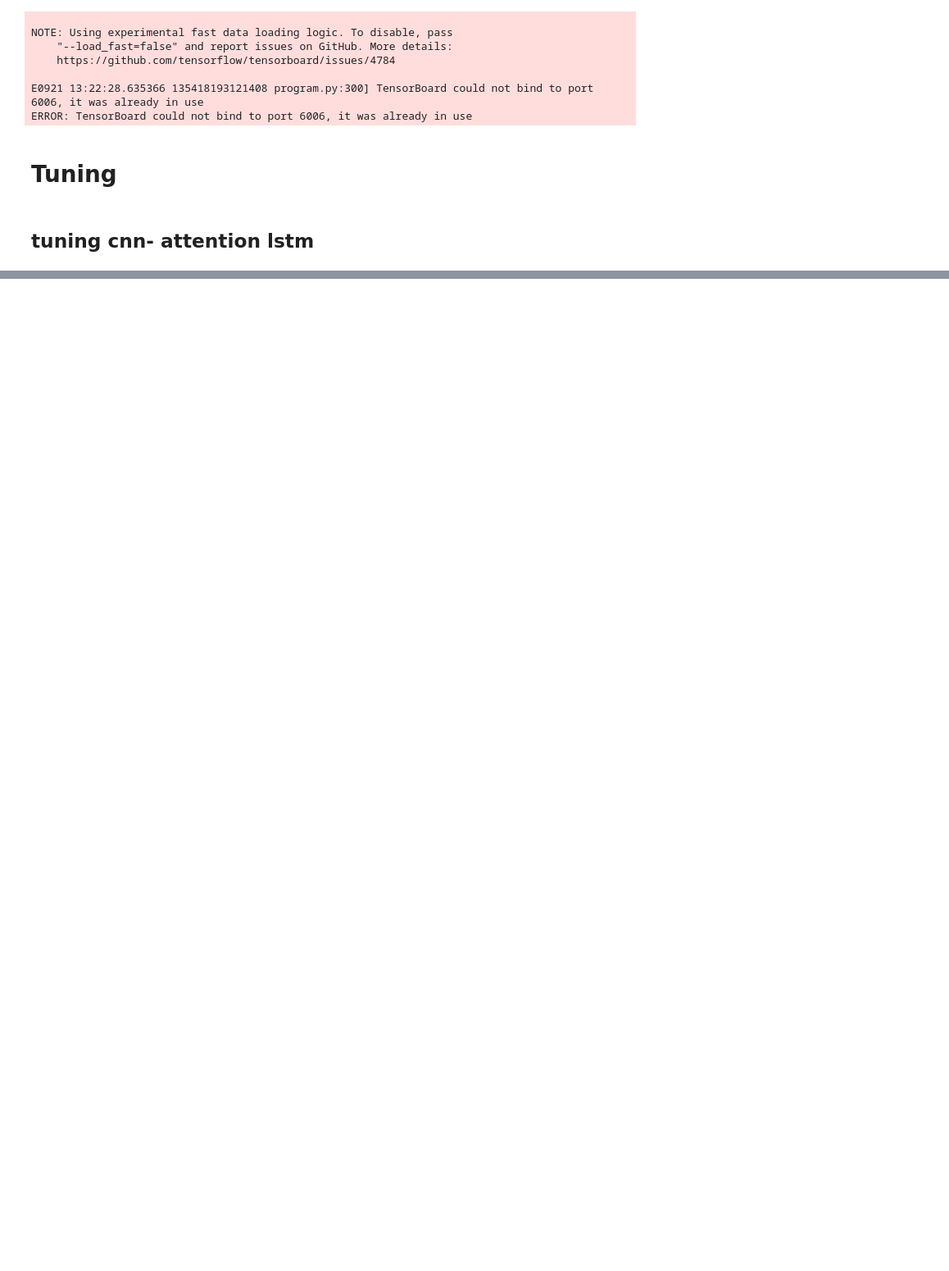
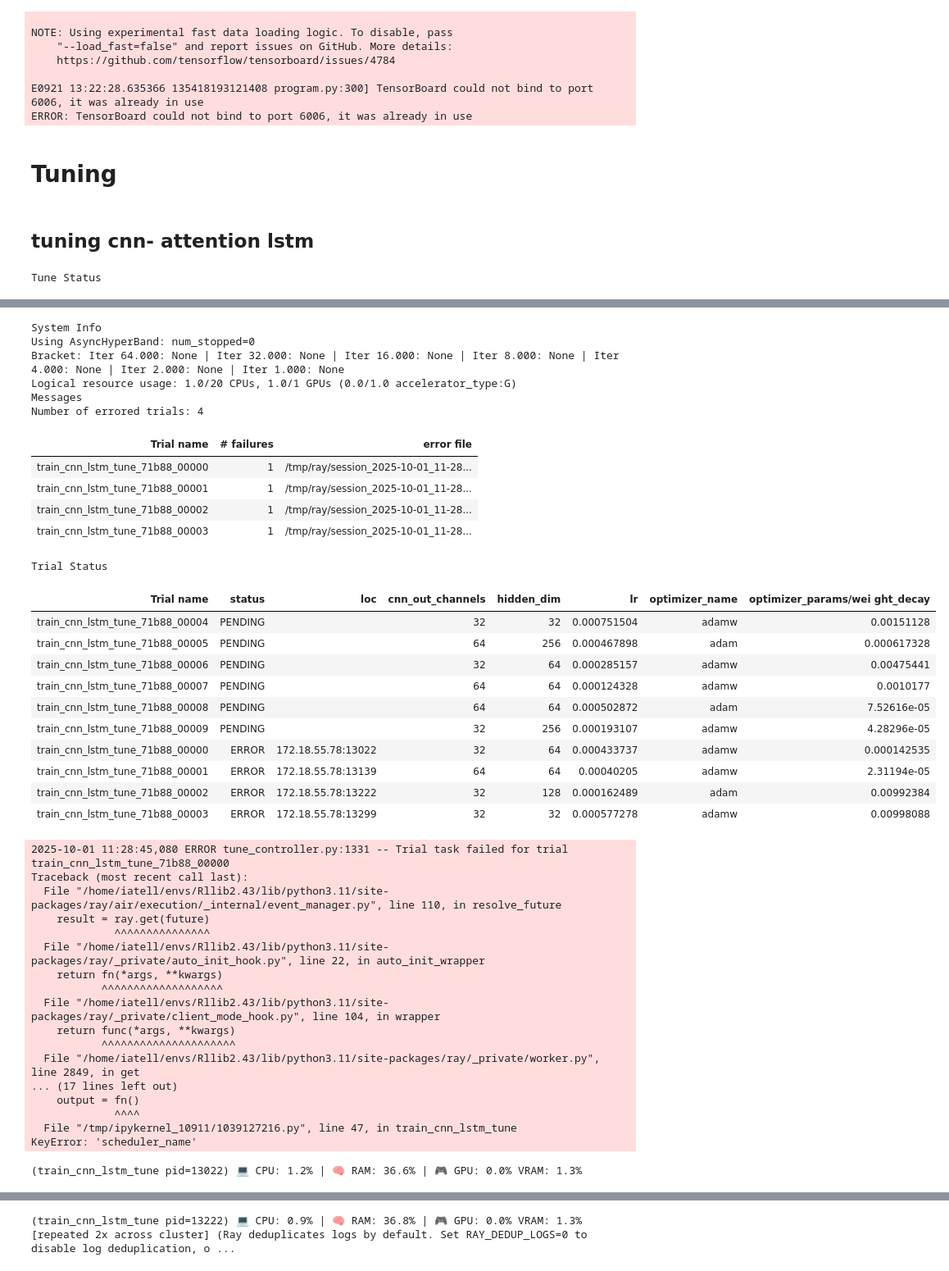
Before and after one commit to HosseinRZE/SimpleFeaturePipeline, a Jupyter notebook: play_grounds/regression.ipynb, the cells around one changed output, grey strips where cells are left out. Shown at 82% size. Saved outputs shown, nothing was run; the diff lists cells and outputs as text; code cells hidden in the pictures; blank space fills up the shorter version.

```diff
--- a/play_grounds/regression.ipynb
+++ b/play_grounds/regression.ipynb
@@ -7433,7 +7739,7 @@ def train_model(
         # "main": {"open_prop": "standard", "high_prop": "standard","low_prop": "standard", "close_prop": "standard"},},
 
         per_window_flags=[
-        False,
+        # False,
         True,
         True
                 ]
@@ -7641,9 +7947,9 @@ def train_model(
 if __name__ == "__main__":
     train_model(
         "/home/iatell/projects/meta-learning/data/Bitcoin_BTCUSDT_kaggle_1D_candles.csv",
-        "/home/iatell/projects/meta-learning/data/line_seq_ordered_added.csv",
+        "/home/iatell/projects/meta-learning/data/baseline_regression.csv",
         do_validation=True,
         test_mode = False,
         scale_labels = False,
-        max_epochs=100
+        max_epochs=300
     )
@@ -7998,7 +8342,7 @@ def train_model(
 if __name__ == "__main__":
     train_model(
         "/home/iatell/projects/meta-learning/data/Bitcoin_BTCUSDT_kaggle_1D_candles.csv",
-        "/home/iatell/projects/meta-learning/data/line_seq_ordered_added.csv",
+        "/home/iatell/projects/meta-learning/data/baseline_regression.csv",
         do_validation=True,
         test_mode = False,
         scale_labels = False,
@@ -8177,14 +8517,15 @@ def train_model(
     scheduler_name = "onecycle",
     optimizer_params={"weight_decay": 0.01},
     scheduler_params={"factor": 0.2, "patience": 3} ,
-    scale_labels = False
+    scale_labels = False,
+    normal_loss = False
 ):
 
     pipeline = FeaturePipeline(
         steps=[
             # make_step(add_candle_rocp),
             make_step(add_label_normalized_candles),
-            make_step(add_candle_shape_features),
+            # make_step(add_candle_shape_features),
             make_step(drop_columns, cols_to_drop=["open","high","low","close","volume"]),
         ],
         # norm_methods={
@@ -8206,7 +8547,7 @@ def train_model(
 
         per_window_flags=[
         True,
-        False,
+        # False,
         True
                 ]
     )
@@ -8236,7 +8577,7 @@ def train_model(
             scale_labels = scale_labels
         )
         val_ds = None
-    print("features",feature_columns)
+    print("features",feature_columns, "max len y", max_len_y)
     sample = train_ds[0][0]  # first sample's features
     if isinstance(sample, dict):
         # build a dict of input_dims for all feature groups
@@ -8249,9 +8590,9 @@ def train_model(
         input_dim=input_dim,
         hidden_dim=hidden_dim,
         num_layers=num_layers,
-        max_len_y=2,
+        max_len_y=max_len_y,
         lr=lr,
-
+        normal_loss = normal_loss,
         attention_name = attention_name,
         optimizer_name= optimizer_name,
         first_drop = first_drop,
@@ -8262,7 +8603,7 @@ def train_model(
     "input_dim": input_dim,
     "hidden_dim": hidden_dim,
     "num_layers": num_layers,
-    "max_len_y": 2,
+    "max_len_y": max_len_y,
     "lr": lr,
 
     "attention_name": attention_name,
@@ -8409,7 +8750,7 @@ def train_model(
 if __name__ == "__main__":
     train_model(
         "/home/iatell/projects/meta-learning/data/Bitcoin_BTCUSDT_kaggle_1D_candles.csv",
-        "/home/iatell/projects/meta-learning/data/middle_test.csv",
+        "/home/iatell/projects/meta-learning/data/baseline_regression.csv",
         do_validation=True,
         test_mode = False,
         scale_labels = False,
@@ -8423,5 +8764,6 @@ if __name__ == "__main__":
         scheduler_name = "onecycle",
         optimizer_params={"weight_decay": 0.01},
         scheduler_params={"factor": 0.2, "patience": 5} ,
+        normal_loss = True
     )
 # %% [output]
@@ -8942,7 +9371,7 @@ def train_model(
         # "main": {"open_prop": "standard", "high_prop": "standard","low_prop": "standard", "close_prop": "standard"},},
 
         per_window_flags=[
-        False,
+        # False,
         True,
         True
                 ]
@@ -9149,7 +9578,7 @@ def train_model(
 if __name__ == "__main__":
     train_model(
         "/home/iatell/projects/meta-learning/data/Bitcoin_BTCUSDT_kaggle_1D_candles.csv",
-        "/home/iatell/projects/meta-learning/data/line_seq_ordered_added.csv",
+        "/home/iatell/projects/meta-learning/data/baseline_regression.csv",
         do_validation=True,
         test_mode = False,
         scale_labels = False,
@@ -9158,6 +9587,7 @@ if __name__ == "__main__":
         feedforward_dim=128,
         dropout=0.1,
         hidden_dim = 100,
+        save_model = False
     )
 # %% [output]
 💡 Tip: For seamless cloud uploads and versioning, try installing [litmodels](https://pypi.org/project/litmodels/) to enable LitModelCheckpoint, which syncs automatically with the Lightning model regis ...
@@ -10335,7 +10766,7 @@ from ray import tune
 from ray.tune.schedulers import ASHAScheduler
 from ray import air
 from datetime import datetime
-
+from utils.resoure_usage import resource_usage
 # Fixed arguments for data files and directories
 data_csv = "/home/iatell/projects/meta-learning/data/Bitcoin_BTCUSDT_kaggle_1D_candles.csv"
 labels_json = "/home/iatell/projects/meta-learning/data/line_seq_ordered_added.json"
@@ -10465,3 +10896,8 @@ def run_tuning(save_model=False):
         }
 
         train_model(**retrain_args)
+
+if __name__ == "__main__":
+    run_tuning(save_model=False)
+# %% [output]
+Tune Status
@@ -10467,0 +10907,41 @@ def run_tuning(save_model=False):
+System Info
+Using AsyncHyperBand: num_stopped=0
+Bracket: Iter 64.000: None | Iter 32.000: None | Iter 16.000: None | Iter 8.000: None | Iter 4.000: None | Iter 2.000: None | Iter 1.000: None
+Logical resource usage: 1.0/20 CPUs, 1.0/1 GPUs (0.0/1.0 accelerator_type:G)
+Messages
+Number of errored trials: 4
+| Trial name | # failures | error file |
+| train_cnn_lstm_tune_71b88_00000 | 1 | /tmp/ray/session_2025-10-01_11-28... |
+| train_cnn_lstm_tune_71b88_00001 | 1 | /tmp/ray/session_2025-10-01_11-28... |
+| train_cnn_lstm_tune_71b88_00002 | 1 | /tmp/ray/session_2025-10-01_11-28... |
+| train_cnn_lstm_tune_71b88_00003 | 1 | /tmp/ray/session_2025-10-01_11-28... |
+Trial Status
+| Trial name | status | loc | cnn_out_channels | hidden_dim | lr | optimizer_name | optimizer_params/wei ght_decay |
+| train_cnn_lstm_tune_71b88_00004 | PENDING |  | 32 | 32 | 0.000751504 | adamw | 0.00151128 |
+| train_cnn_lstm_tune_71b88_00005 | PENDING |  | 64 | 256 | 0.000467898 | adam | 0.000617328 |
+| train_cnn_lstm_tune_71b88_00006 | PENDING |  | 32 | 64 | 0.000285157 | adamw | 0.00475441 |
+| train_cnn_lstm_tune_71b88_00007 | PENDING |  | 64 | 64 | 0.000124328 | adamw | 0.0010177 |
+| train_cnn_lstm_tune_71b88_00008 | PENDING |  | 64 | 64 | 0.000502872 | adam | 7.52616e-05 |
+| train_cnn_lstm_tune_71b88_00009 | PENDING |  | 32 | 256 | 0.000193107 | adamw | 4.28296e-05 |
+| train_cnn_lstm_tune_71b88_00000 | ERROR | 172.18.55.78:13022 | 32 | 64 | 0.000433737 | adamw | 0.000142535 |
+| train_cnn_lstm_tune_71b88_00001 | ERROR | 172.18.55.78:13139 | 64 | 64 | 0.00040205 | adamw | 2.31194e-05 |
+| train_cnn_lstm_tune_71b88_00002 | ERROR | 172.18.55.78:13222 | 32 | 128 | 0.000162489 | adam | 0.00992384 |
+| train_cnn_lstm_tune_71b88_00003 | ERROR | 172.18.55.78:13299 | 32 | 32 | 0.000577278 | adamw | 0.00998088 |
+2025-10-01 11:28:45,080 ERROR tune_controller.py:1331 -- Trial task failed for trial train_cnn_lstm_tune_71b88_00000
+Traceback (most recent call last):
+  File "/home/iatell/envs/Rllib2.43/lib/python3.11/site-packages/ray/air/execution/_internal/event_manager.py", line 110, in resolve_future
+    result = ray.get(future)
+             ^^^^^^^^^^^^^^^
+  File "/home/iatell/envs/Rllib2.43/lib/python3.11/site-packages/ray/_private/auto_init_hook.py", line 22, in auto_init_wrapper
+    return fn(*args, **kwargs)
+           ^^^^^^^^^^^^^^^^^^^
+  File "/home/iatell/envs/Rllib2.43/lib/python3.11/site-packages/ray/_private/client_mode_hook.py", line 104, in wrapper
+    return func(*args, **kwargs)
+           ^^^^^^^^^^^^^^^^^^^^^
+  File "/home/iatell/envs/Rllib2.43/lib/python3.11/site-packages/ray/_private/worker.py", line 2849, in get
+... (17 lines left out)
+    output = fn()
+             ^^^^
+  File "/tmp/ipykernel_10911/1039127216.py", line 47, in train_cnn_lstm_tune
+KeyError: 'scheduler_name'
+(train_cnn_lstm_tune pid=13022) 💻 CPU: 1.2% | 🧠 RAM: 36.6% | 🎮 GPU: 0.0% VRAM: 1.3%
@@ -10467,0 +10965 @@ def run_tuning(save_model=False):
+(train_cnn_lstm_tune pid=13222) 💻 CPU: 0.9% | 🧠 RAM: 36.8% | 🎮 GPU: 0.0% VRAM: 1.3% [repeated 2x across cluster] (Ray deduplicates logs by default. Set RAY_DEDUP_LOGS=0 to disable log deduplication, o ...
```
Also changed, not shown: parts of 18 cells of this notebook.
